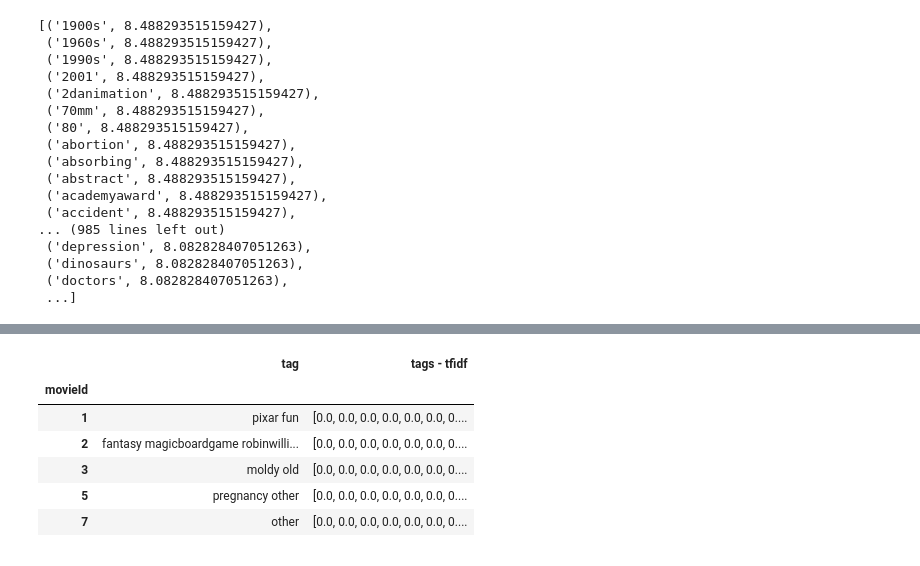
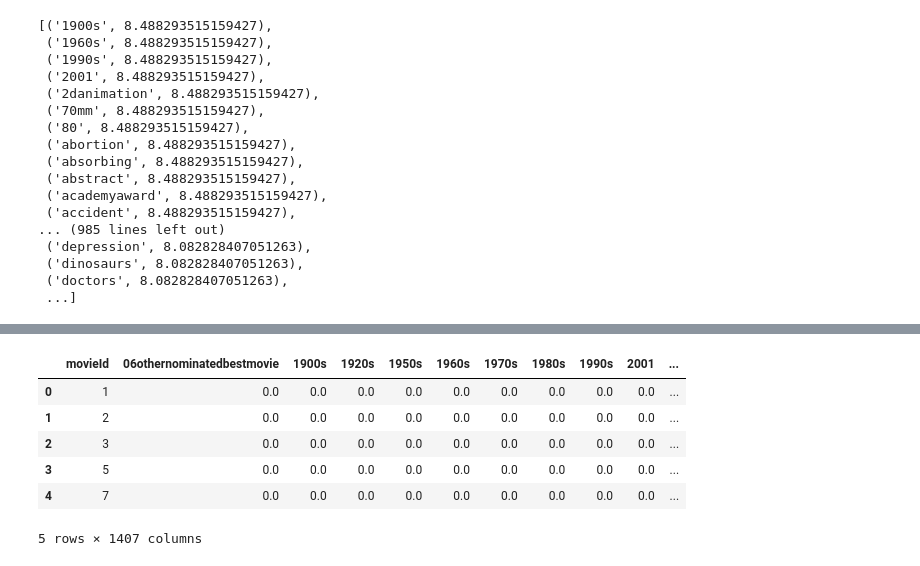
Before and after one commit to AnnaIvanova90/rsml-2, a Jupyter notebook: ml-latest-small/ml-latest-small/hw_1.ipynb, the cells around one changed output, grey strips where cells are left out. Saved outputs shown, nothing was run; the diff lists cells and outputs as text; code cells hidden in the pictures.

```diff
--- a/ml-latest-small/ml-latest-small/hw_1.ipynb
+++ b/ml-latest-small/ml-latest-small/hw_1.ipynb
@@ -27,7 +29,7 @@ tags.head()
 # %%
 from sklearn.feature_extraction.text import TfidfVectorizer
 tfidf_vec = TfidfVectorizer()
-X_train_tfidf = tfidf_vec.fit_transform(tags['tag'])
+X_tfidf = tfidf_vec.fit_transform(tags['tag'])
 # %%
 #соберем все тэги и их веса в отдельный список
 idf = tfidf_vec.idf_
@@ -66,3 +68,7 @@ for i in tags_to_replace:
 # %%
 #уберем повторяющиеся тэги
 tags = tags.drop_duplicates()
+
+#объединяем тэги по фильму
+tags = tags.groupby(['movieId']).agg(lambda row: ' '.join(row.dropna())).reset_index()
+tags.head()
@@ -69,4 +81,0 @@ tags = tags.drop_duplicates()
-# %%
-#объединяем тэги по фильму
-tags = tags.groupby(['movieId']).agg(lambda row: ' '.join(row.dropna()))
-tags.head()
@@ -84,10 +82,14 @@ tags['tags - tfidf'] = list((X1_train_tfidf).toarray())
-# %%
-tags.head()
-# %% [output]
-|  | tag | tags - tfidf |
-| movieId |  |  |
-| 1 | pixar fun | [0.0, 0.0, 0.0, 0.0, 0.0, 0.0, 0.... |
-| 2 | fantasy magicboardgame robinwilli... | [0.0, 0.0, 0.0, 0.0, 0.0, 0.0, 0.... |
-| 3 | moldy old | [0.0, 0.0, 0.0, 0.0, 0.0, 0.0, 0.... |
-| 5 | pregnancy other | [0.0, 0.0, 0.0, 0.0, 0.0, 0.0, 0.... |
-| 7 | other | [0.0, 0.0, 0.0, 0.0, 0.0, 0.0, 0.... |
+# %%
+#обучим tf-idf по получившемуся списку тэгов
+matrix_tfidf = tfidf_vec.fit_transform(tags['tag'])
+tags_tfidf = pd.DataFrame(matrix_tfidf.todense(), columns = tfidf_vec.get_feature_names(), index=tags['movieId']).reset_index()
+
+tags_tfidf.head()
+# %% [output]
+|  | movieId | 06othernominatedbestmovie | 1900s | 1920s | 1950s | 1960s | 1970s | 1980s | 1990s | 2001 | ... |
+| 0 | 1 | 0.0 | 0.0 | 0.0 | 0.0 | 0.0 | 0.0 | 0.0 | 0.0 | 0.0 | ... |
+| 1 | 2 | 0.0 | 0.0 | 0.0 | 0.0 | 0.0 | 0.0 | 0.0 | 0.0 | 0.0 | ... |
+| 2 | 3 | 0.0 | 0.0 | 0.0 | 0.0 | 0.0 | 0.0 | 0.0 | 0.0 | 0.0 | ... |
+| 3 | 5 | 0.0 | 0.0 | 0.0 | 0.0 | 0.0 | 0.0 | 0.0 | 0.0 | 0.0 | ... |
+| 4 | 7 | 0.0 | 0.0 | 0.0 | 0.0 | 0.0 | 0.0 | 0.0 | 0.0 | 0.0 | ... |
+5 rows × 1407 columns
```
Also changed, not shown: parts of 15 cells of this notebook.
